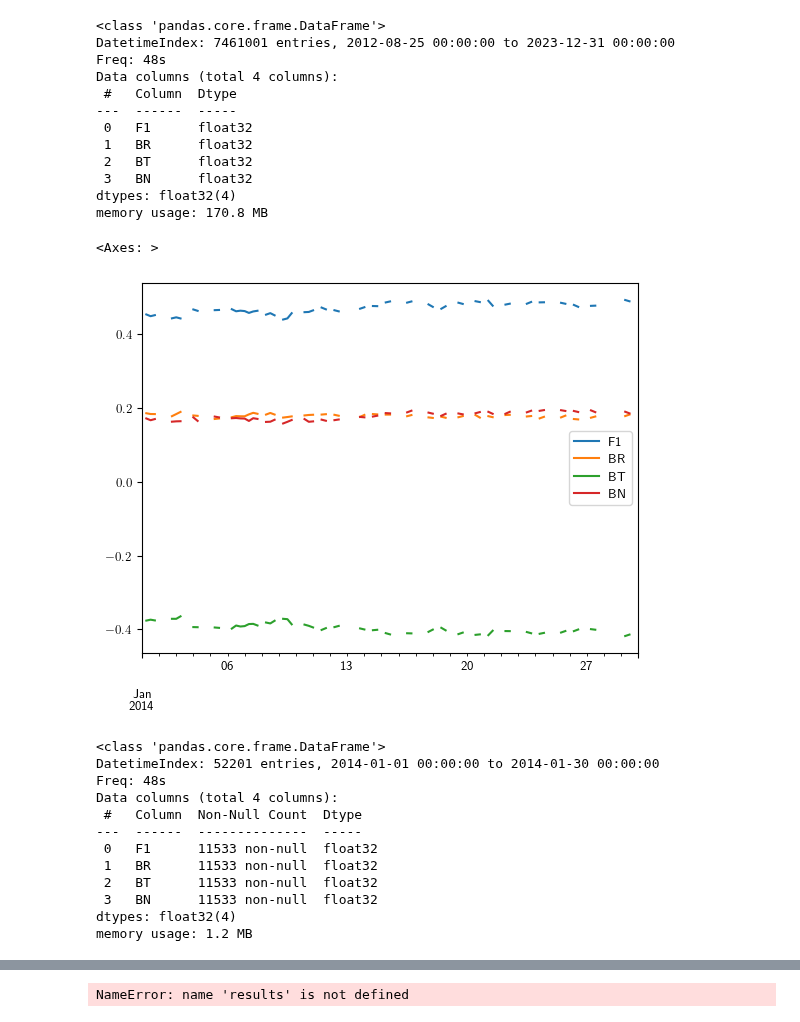
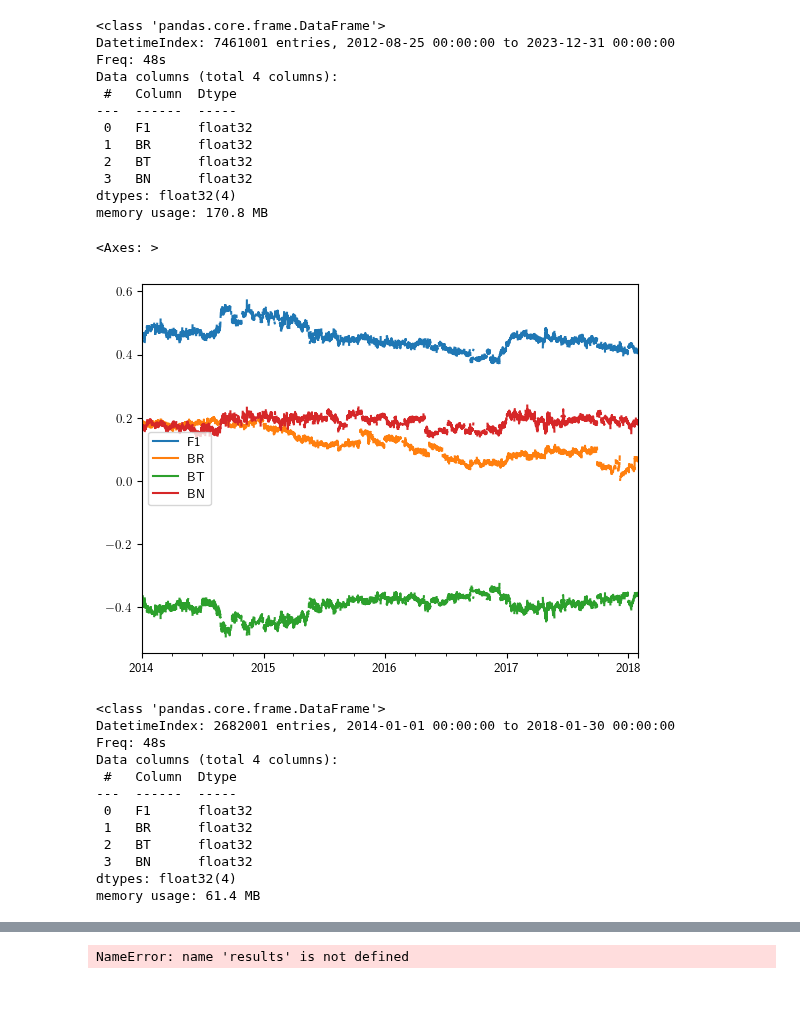
Before and after one commit to daniel-wrench/sf_gap_analysis, a Jupyter notebook: notebooks/voyager_corr_scale.ipynb, the cells around one changed output, grey strips where cells are left out. Drawn from its saved outputs; the diff is of its cells as text; code cells hidden in the pictures; blank space fills up the shorter version.

```diff
--- a/notebooks/voyager_corr_scale.ipynb
+++ b/notebooks/voyager_corr_scale.ipynb
@@ -38,36 +38,36 @@ memory usage: 170.8 MB
 # %%
 # First, convert DOY to date
 doy_to_date = lambda year, doy: datetime.datetime(year, 1, 1) + datetime.timedelta(doy - 1)
 
 # Extract interval I2
 
 # data = data_raw[doy_to_date(2014, 184) : doy_to_date(2015, 131)]
 
 # Extract different intervals
-data = data_raw[doy_to_date(2014, 1) : doy_to_date(2014, 30)]
+data = data_raw[doy_to_date(2014, 1) : doy_to_date(2018, 30)]
 
 data.resample("6h").mean().plot()
 #plt.title("Interval I2 from Fraternale et al. (2021)")
 # %% [output]
 <Axes: >
-[figure, old version]
+[figure, new version]
 # %%
 # Resample to 288s
 #data = data.resample("288s").mean()
 data.info()
 # %% [output]
 <class 'pandas.core.frame.DataFrame'>
-DatetimeIndex: 52201 entries, 2014-01-01 00:00:00 to 2014-01-30 00:00:00
+DatetimeIndex: 2682001 entries, 2014-01-01 00:00:00 to 2018-01-30 00:00:00
 Freq: 48s
 Data columns (total 4 columns):
- #   Column  Non-Null Count  Dtype
----  ------  --------------  -----
- 0   F1      11533 non-null  float32
- 1   BR      11533 non-null  float32
- 2   BT      11533 non-null  float32
- 3   BN      11533 non-null  float32
+ #   Column  Dtype
+---  ------  -----
+ 0   F1      float32
+ 1   BR      float32
+ 2   BT      float32
+ 3   BN      float32
 dtypes: float32(4)
-memory usage: 1.2 MB
+memory usage: 61.4 MB
 # %%
 # Plot autocorrelation of F1 component
 
```
Also changed, not shown: parts of 8 cells of this notebook.
